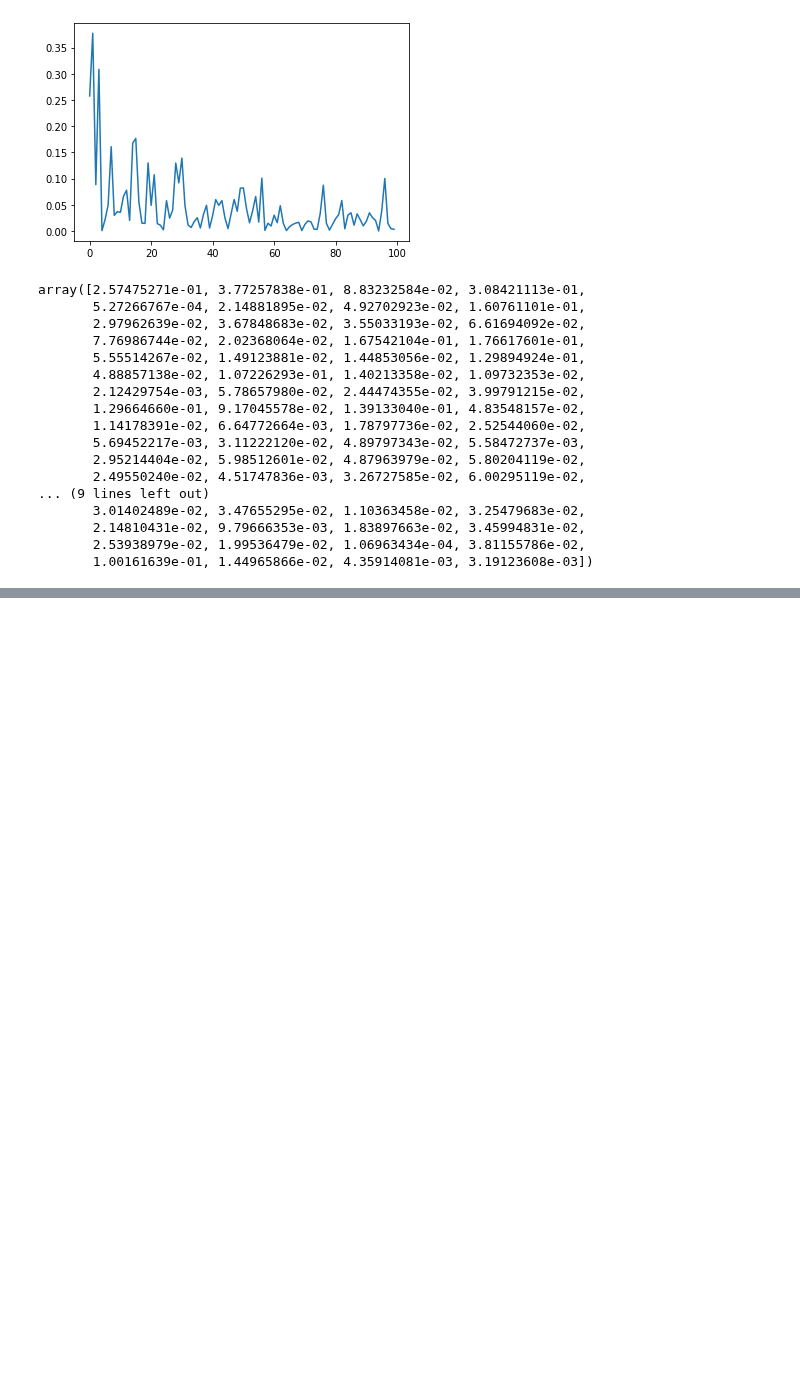
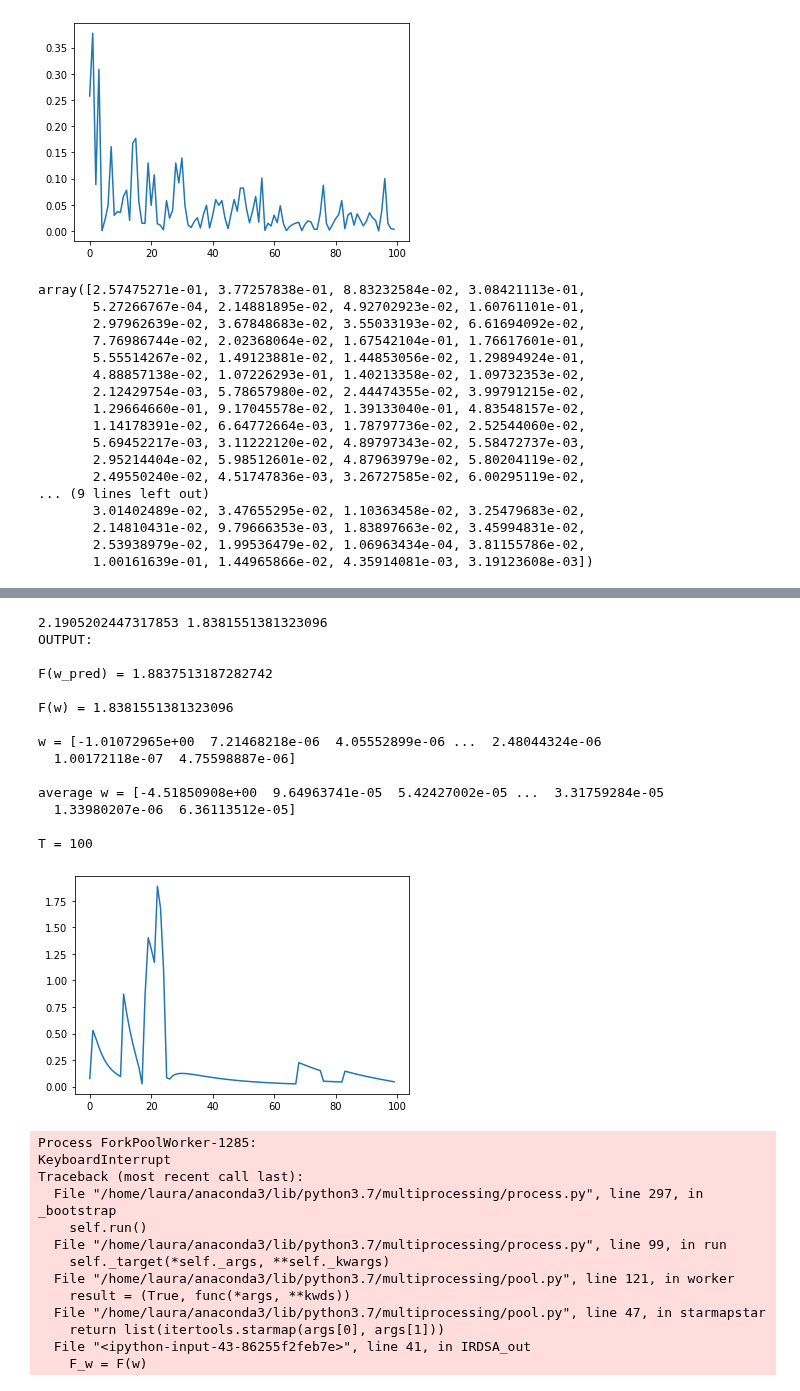
Before and after one commit to liacov/OPTproj, a Jupyter notebook: notebooks/CoxRegression.ipynb, the cells around one changed output, grey strips where cells are left out. Cells and saved outputs as stored; diff of their text form; code cells hidden in the pictures; blank space fills up the shorter version.

```diff
--- a/notebooks/CoxRegression.ipynb
+++ b/notebooks/CoxRegression.ipynb
@@ -294,10 +305,8 @@ def F(w):
 np.random.seed(7)
 w0 = np.random.rand(d)
 w0 = w0/np.sum(w0) * np.random.rand(1) *10
-#print(w0)
-#print(F(w0))
 
 # Lipschitz constant computation
-L = 2/X.shape[0] * np.linalg.norm(X.T @ X)
+L = np.linalg.norm(X.T @ X)
 print(f"L: {L}")
 # %% [output]
@@ -413,3 +402,6 @@ array([2.57475271e-01, 3.77257838e-01, 8.83232584e-02, 3.08421113e-01,
        2.14810431e-02, 9.79666353e-03, 1.83897663e-02, 3.45994831e-02,
        2.53938979e-02, 1.99536479e-02, 1.06963434e-04, 3.81155786e-02,
        1.00161639e-01, 1.44965866e-02, 4.35914081e-03, 3.19123608e-03])
+# %%
+%%time
+fpred, f, w, mean, t, loss = IZFW(F, d, w0, L, B = 1, r = 10, T = 40, eps = 1e-6)
@@ -415,0 +411,34 @@ array([2.57475271e-01, 3.77257838e-01, 8.83232584e-02, 3.08421113e-01,
+# %%
+print(F(w0), F(w))
+print(f'OUTPUT:\n\nF(w_pred) = {fpred}\n\nF(w) = {f}\n\nw = {w}\n\naverage w = {mean}\n\nT = {t}')
+plt.plot(loss)
+plt.show()
+# %% [output]
+2.1905202447317853 1.8381551381323096
+OUTPUT:
+
+F(w_pred) = 1.8837513187282742
+
+F(w) = 1.8381551381323096
+
+w = [-1.01072965e+00  7.21468218e-06  4.05552899e-06 ...  2.48044324e-06
+  1.00172118e-07  4.75598887e-06]
+
+average w = [-4.51850908e+00  9.64963741e-05  5.42427002e-05 ...  3.31759284e-05
+  1.33980207e-06  6.36113512e-05]
+
+T = 100
+[figure, added]
+Process ForkPoolWorker-1285:
+KeyboardInterrupt
+Traceback (most recent call last):
+  File "/home/laura/anaconda3/lib/python3.7/multiprocessing/process.py", line 297, in _bootstrap
+    self.run()
+  File "/home/laura/anaconda3/lib/python3.7/multiprocessing/process.py", line 99, in run
+    self._target(*self._args, **self._kwargs)
+  File "/home/laura/anaconda3/lib/python3.7/multiprocessing/pool.py", line 121, in worker
+    result = (True, func(*args, **kwds))
+  File "/home/laura/anaconda3/lib/python3.7/multiprocessing/pool.py", line 47, in starmapstar
+    return list(itertools.starmap(args[0], args[1]))
+  File "<ipython-input-43-86255f2feb7e>", line 41, in IRDSA_out
+    F_w = F(w)
```
Also changed, not shown: parts of 14 cells of this notebook, 7 other files.
